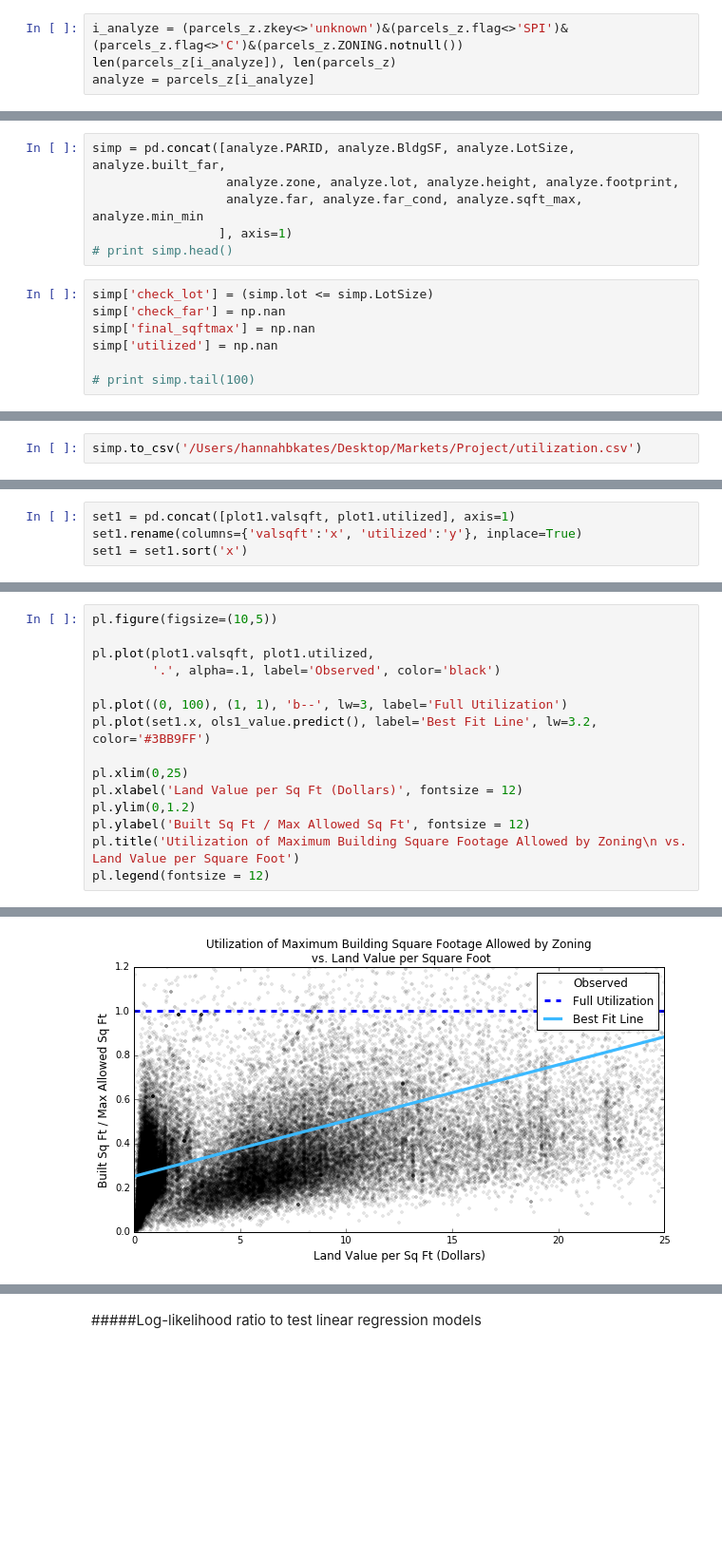
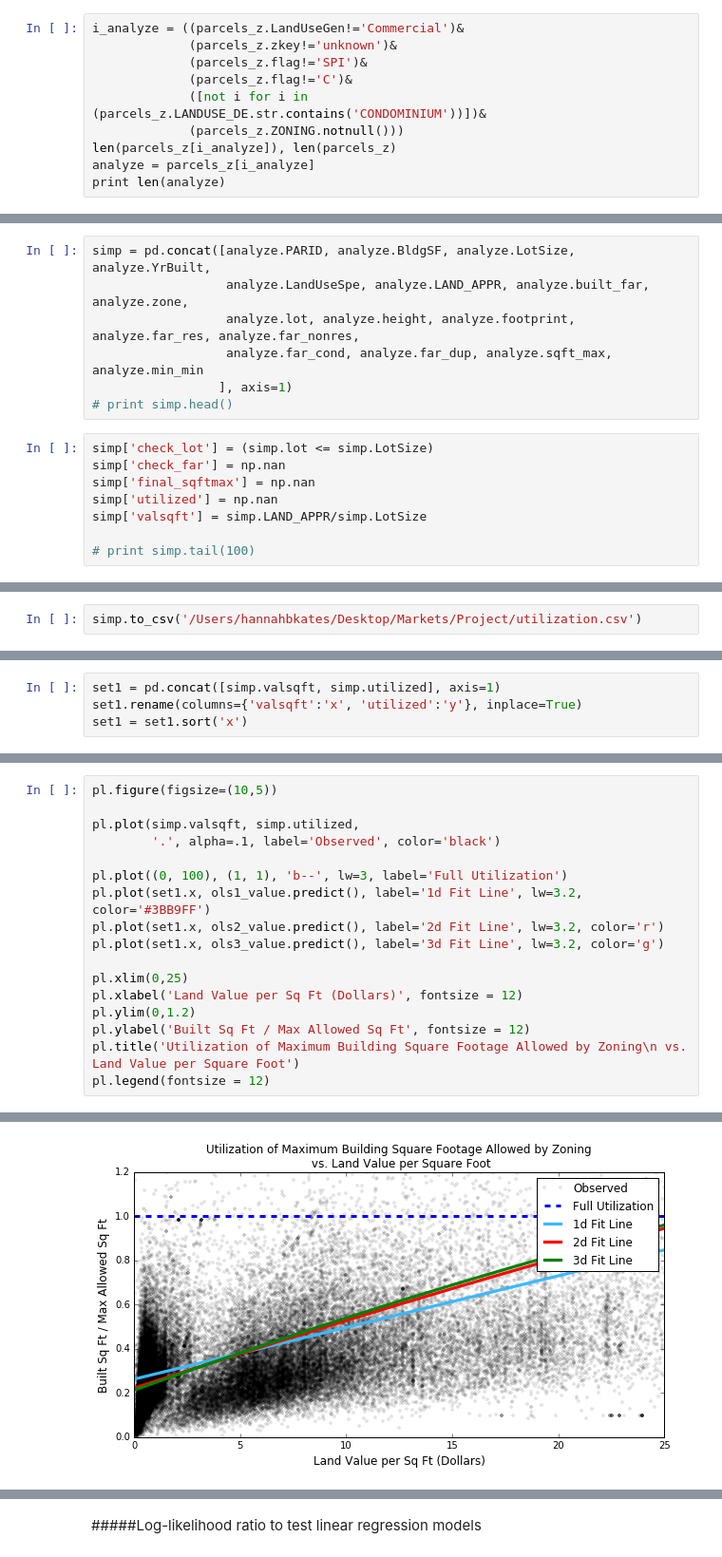
Before and after one commit to hannahbkates/Atlanta_FAR_Utilization, a Jupyter notebook: atl_far_utilization.ipynb, the cells around one changed output, grey strips where cells are left out. Shown: that part at 95% size. Cells and saved outputs as stored; diff of their text form; blank space fills up the shorter version.

```diff
--- a/atl_far_utilization.ipynb
+++ b/atl_far_utilization.ipynb
@@ -258,4 +275,10 @@ Index([u'Unnamed: 0_x', u'ACRES', u'ADDRESS1', u'ADDRESS2', u'ADDRESS3',
 # %%
-i_analyze = (parcels_z.zkey<>'unknown')&(parcels_z.flag<>'SPI')&(parcels_z.flag<>'C')&(parcels_z.ZONING.notnull())
+i_analyze = ((parcels_z.LandUseGen!='Commercial')&
+             (parcels_z.zkey!='unknown')&
+             (parcels_z.flag!='SPI')&
+             (parcels_z.flag!='C')&
+             ([not i for i in (parcels_z.LANDUSE_DE.str.contains('CONDOMINIUM'))])&
+             (parcels_z.ZONING.notnull()))
 len(parcels_z[i_analyze]), len(parcels_z)
 analyze = parcels_z[i_analyze]
+print len(analyze)
@@ -286,7 +320,8 @@ RG-5     1217   1.695411
 # %%
-simp = pd.concat([analyze.PARID, analyze.BldgSF, analyze.LotSize, analyze.built_far,
-                  analyze.zone, analyze.lot, analyze.height, analyze.footprint,
-                  analyze.far, analyze.far_cond, analyze.sqft_max, analyze.min_min
+simp = pd.concat([analyze.PARID, analyze.BldgSF, analyze.LotSize, analyze.YrBuilt,
+                  analyze.LandUseSpe, analyze.LAND_APPR, analyze.built_far, analyze.zone,
+                  analyze.lot, analyze.height, analyze.footprint, analyze.far_res, analyze.far_nonres,
+                  analyze.far_cond, analyze.far_dup, analyze.sqft_max, analyze.min_min
                  ], axis=1)
 # print simp.head()
 # %%
@@ -294,5 +329,6 @@ simp['check_lot'] = (simp.lot <= simp.LotSize)
 simp['check_far'] = np.nan
 simp['final_sqftmax'] = np.nan
 simp['utilized'] = np.nan
+simp['valsqft'] = simp.LAND_APPR/simp.LotSize
 
 # print simp.tail(100)
@@ -391,5 +439,5 @@ plot1.to_csv('/Users/hannahbkates/Desktop/Markets/Project/plot1_utilization.csv'
 # %%
-set1 = pd.concat([plot1.valsqft, plot1.utilized], axis=1)
+set1 = pd.concat([simp.valsqft, simp.utilized], axis=1)
 set1.rename(columns={'valsqft':'x', 'utilized':'y'}, inplace=True)
 set1 = set1.sort('x')
 # %%
@@ -436,18 +484,20 @@ R-squared:
 # %%
 pl.figure(figsize=(10,5))
 
-pl.plot(plot1.valsqft, plot1.utilized,
+pl.plot(simp.valsqft, simp.utilized,
         '.', alpha=.1, label='Observed', color='black')
 
 pl.plot((0, 100), (1, 1), 'b--', lw=3, label='Full Utilization')
-pl.plot(set1.x, ols1_value.predict(), label='Best Fit Line', lw=3.2, color='#3BB9FF')
+pl.plot(set1.x, ols1_value.predict(), label='1d Fit Line', lw=3.2, color='#3BB9FF')
+pl.plot(set1.x, ols2_value.predict(), label='2d Fit Line', lw=3.2, color='r')
+pl.plot(set1.x, ols3_value.predict(), label='3d Fit Line', lw=3.2, color='g')
 
 pl.xlim(0,25)
 pl.xlabel('Land Value per Sq Ft (Dollars)', fontsize = 12)
 pl.ylim(0,1.2)
 pl.ylabel('Built Sq Ft / Max Allowed Sq Ft', fontsize = 12)
 pl.title('Utilization of Maximum Building Square Footage Allowed by Zoning\n vs. Land Value per Square Foot')
 pl.legend(fontsize = 12)
 # %% [output]
 <matplotlib.legend.Legend at 0x...>
-[figure, old version]
+[figure, new version]
```
Also changed, not shown: parts of 33 cells of this notebook.
